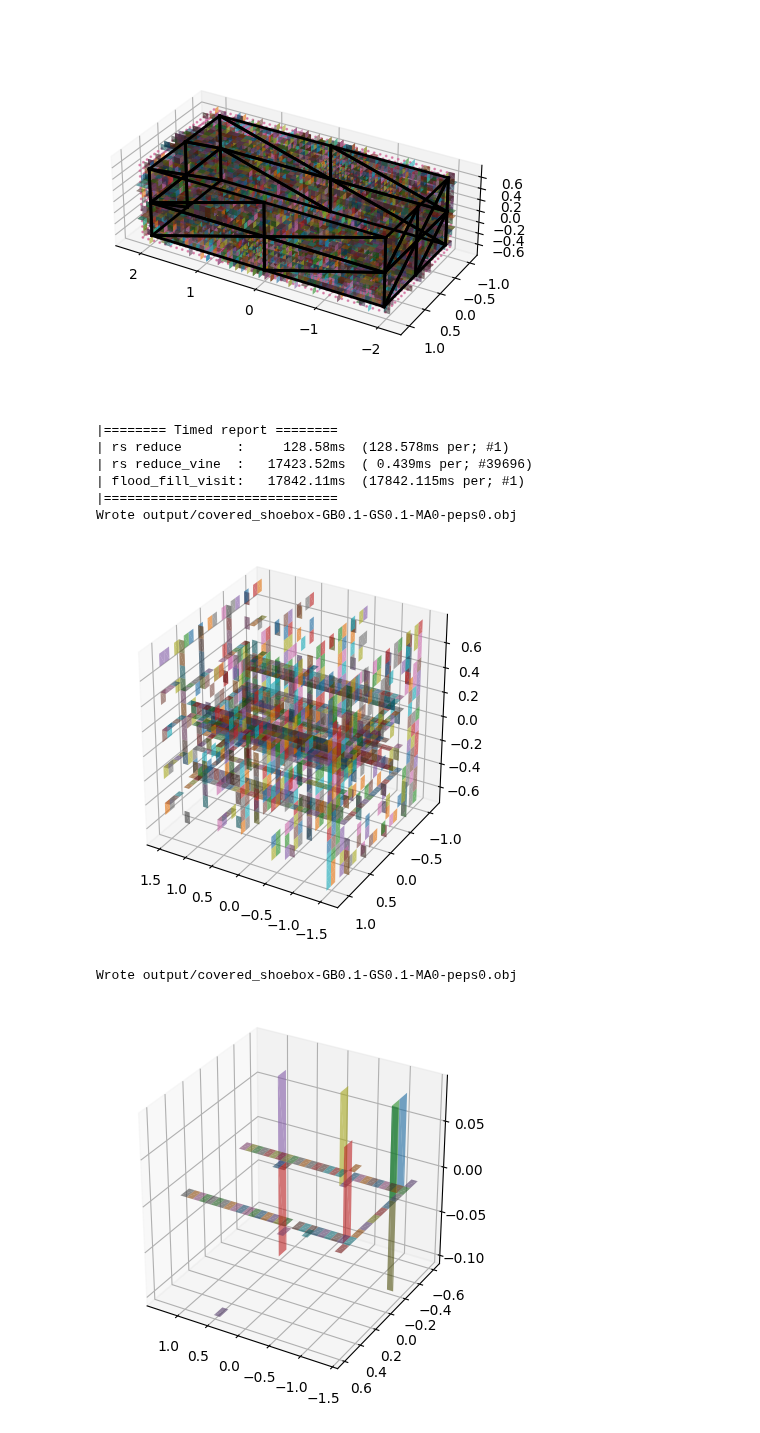
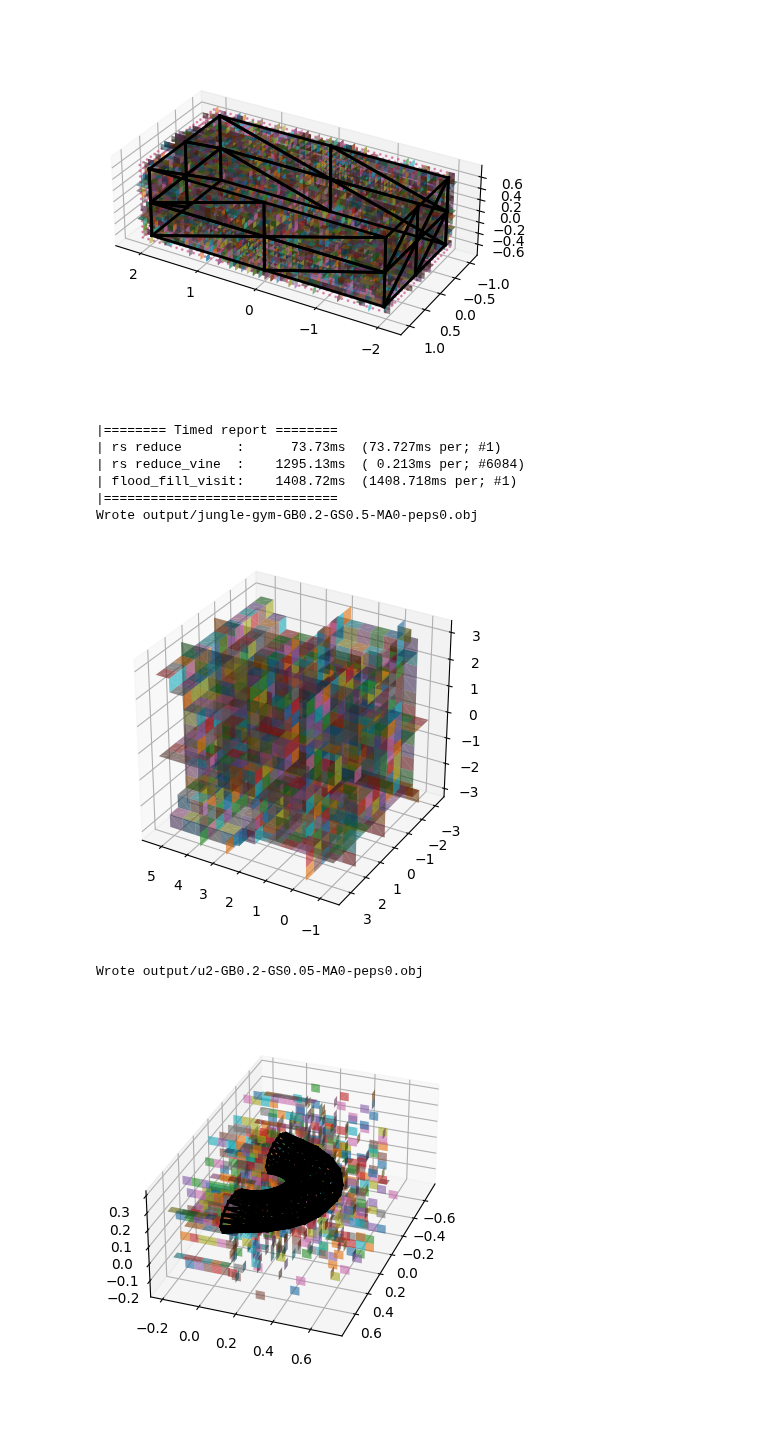
Before and after one commit to medial-ax/medial-ax, a Jupyter notebook: makethings.ipynb, the cells around one changed output. Drawn from its saved outputs; the diff is of its cells as text; code cells hidden in the pictures.

```diff
--- a/makethings.ipynb
+++ b/makethings.ipynb
@@ -180,7 +180,7 @@ ourplot.plot_vineyard_results(our_complex, gridd, rs_faces, CameraOpt(azim=120,
 [figure]
 [figure]
 # %%
-example = ex.shoebox
+example = ex.junglegym
 
 our_complex = inp.read_obj(example.filename)
 gridd = grid.Grid3.from_complex(our_complex, example.grid_size, buffer=example.grid_buffer)
@@ -219,40 +219,42 @@ for (old_cell, new_cell, swaps) in rs_swaps:
 
   swaps = swaps.pyclone()
   # swaps.prune_coboundary(rs_complex)
-  swaps.prune_persistence(rs_complex, state_old, state_new, 0.01)
-  swaps.prune_euclidian(rs_complex, 3 * example.grid_size)
+  # swaps.prune_persistence(rs_complex, state_old, state_new, 0.01)
+  if example.prune_dist is not None:
+    swaps.prune_euclidian(rs_complex, example.prune_dist)
 
   swaps = list(filter(lambda t: t.dim == example.medial_axis, swaps.v))
   if 0 < len(swaps):
     rs_faces.append(gridd.dual_face(old_cell, new_cell))
 
-ourplot.plot_vineyard_results(our_complex, gridd, rs_faces, CameraOpt(azim=120, elev=30), skip_cube=True, skip_grid=True)
+ourplot.plot_vineyard_results(our_complex, gridd, rs_faces, CameraOpt(azim=120, elev=30), skip_grid=True)
 export_obj(example, our_complex, rs_faces)
 # %% [output]
 |======== Timed report ========
-| rs reduce       :     128.58ms  (128.578ms per; #1)
-| rs reduce_vine  :   17423.52ms  ( 0.439ms per; #39696)
-| flood_fill_visit:   17842.11ms  (17842.115ms per; #1)
+| rs reduce       :      73.73ms  (73.727ms per; #1)
+| rs reduce_vine  :    1295.13ms  ( 0.213ms per; #6084)
+| flood_fill_visit:    1408.72ms  (1408.718ms per; #1)
 |==============================
-Wrote output/covered_shoebox-GB0.1-GS0.1-MA0-peps0.obj
+Wrote output/jungle-gym-GB0.2-GS0.5-MA0-peps0.obj
-[figure, old version]
+[figure, new version]
 # %%
+from math import sqrt
 rs_faces = []
 for (old_cell, new_cell, swaps) in rs_swaps:
   state_old = rs_states[old_cell]
   state_new = rs_states[new_cell]
 
   swaps = swaps.pyclone()
-  # swaps.prune_coboundary(rs_complex)
-  # swaps.prune_persistence(rs_complex, state_old, state_new, 1)
-  swaps.prune_euclidian(rs_complex, 1.4)
+  swaps.prune_coboundary(rs_complex)
+  # swaps.prune_euclidian(rs_complex, 0.12**2)
 
-  swaps = list(filter(lambda t: t.dim == 0, swaps.v))
+  swaps = list(filter(lambda t: t.dim == example.medial_axis, swaps.v))
   if 0 < len(swaps):
     rs_faces.append(gridd.dual_face(old_cell, new_cell))
 
-ourplot.plot_vineyard_results(our_complex, gridd, rs_faces, CameraOpt(azim=120, elev=30), skip_cube=True, skip_grid=True)
+ourplot.plot_vineyard_results(our_complex, gridd, rs_faces, example.camera_opt, skip_grid=True)
+
 export_obj(example, our_complex, rs_faces)
 # %% [output]
-Wrote output/covered_shoebox-GB0.1-GS0.1-MA0-peps0.obj
+Wrote output/u2-GB0.2-GS0.05-MA0-peps0.obj
-[figure, old version]
+[figure, new version]
```
Also changed, not shown: 4 other files.
